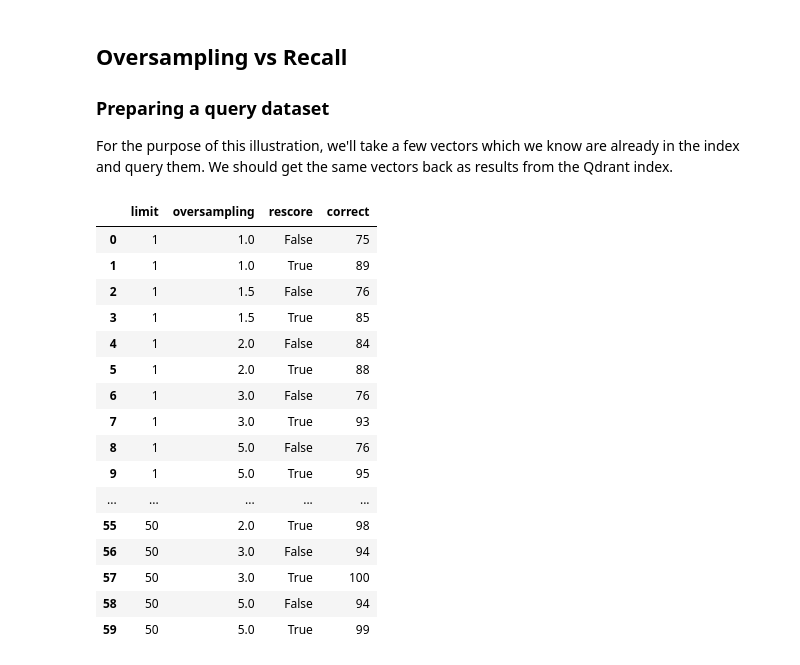
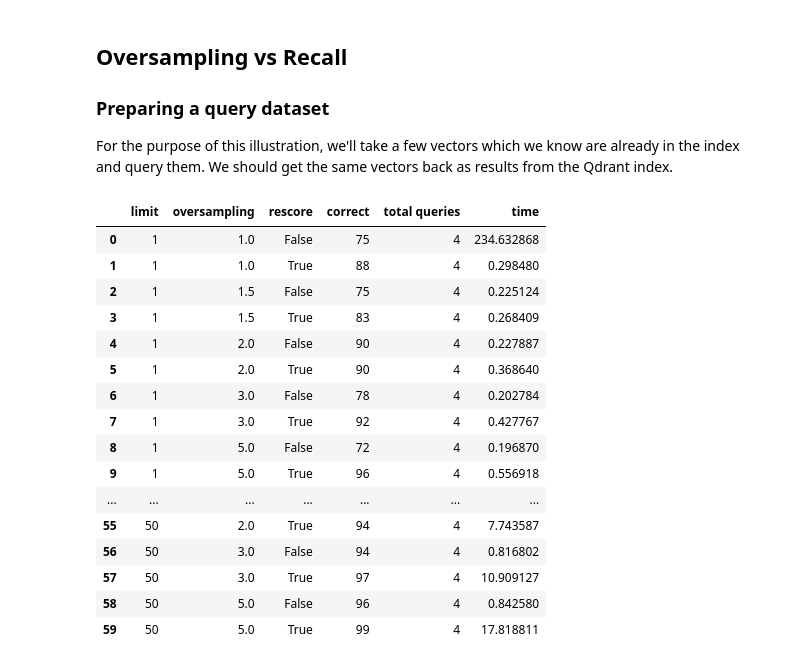
Before and after one commit to qdrant/fastembed, a Jupyter notebook: docs/experimental/Binary Quantization with Qdrant.ipynb, the cells around one changed output. Drawn from its saved outputs; the diff is of its cells as text; code cells hidden in the pictures.

```diff
--- a/docs/experimental/Binary Quantization with Qdrant.ipynb
+++ b/docs/experimental/Binary Quantization with Qdrant.ipynb
@@ -157,6 +137,7 @@ np.random.seed(37)
 def add_noise(vector, noise=0.05):
     return vector + noise * np.random.randn(*vector.shape)
 # %%
+import time
 def correct(results, text):
     result_texts = [x.payload["text"] for x in results]
     return text in result_texts
@@ -175,47 +156,51 @@ def count_correct(query_dataset, limit=1, oversampling=1, rescore=False):
                     rescore=rescore,
                     oversampling=oversampling,
                 )
             )
         )
         correct_results += correct(results, text)
     return correct_results
 
 
 limit_grid = [1, 3, 5, 10, 20, 50]
 # limit_grid = [1, 3, 5]
 oversampling_grid = [1.0, 1.5, 2.0, 3.0, 5.0]
 # oversampling_grid = [1.0, 1.5, 2.0]
 rescore_grid = [False, True]
 results = []
 for limit in limit_grid:
     for oversampling in oversampling_grid:
         for rescore in rescore_grid:
             # print(f"limit={limit}, oversampling={oversampling}, rescore={rescore}")
+            start = time.time()
             correct_results = count_correct(query_dataset, limit=limit, oversampling=oversampling, rescore=rescore)
+            end = time.time()
             results.append({
                 "limit": limit,
                 "oversampling": oversampling,
                 "rescore": rescore,
                 "correct": correct_results,
+                "total queries": len(query_dataset["text"]),
+                "time": end - start,
             })
 
 results_df = pd.DataFrame(results)
 results_df
 # %% [output]
-|  | limit | oversampling | rescore | correct |
-| 0 | 1 | 1.0 | False | 75 |
-| 1 | 1 | 1.0 | True | 89 |
-| 2 | 1 | 1.5 | False | 76 |
-| 3 | 1 | 1.5 | True | 85 |
-| 4 | 1 | 2.0 | False | 84 |
-| 5 | 1 | 2.0 | True | 88 |
-| 6 | 1 | 3.0 | False | 76 |
-| 7 | 1 | 3.0 | True | 93 |
-| 8 | 1 | 5.0 | False | 76 |
-| 9 | 1 | 5.0 | True | 95 |
-| ... | ... | ... | ... | ... |
-| 55 | 50 | 2.0 | True | 98 |
-| 56 | 50 | 3.0 | False | 94 |
-| 57 | 50 | 3.0 | True | 100 |
-| 58 | 50 | 5.0 | False | 94 |
-| 59 | 50 | 5.0 | True | 99 |
+|  | limit | oversampling | rescore | correct | total queries | time |
+| 0 | 1 | 1.0 | False | 75 | 4 | 234.632868 |
+| 1 | 1 | 1.0 | True | 88 | 4 | 0.298480 |
+| 2 | 1 | 1.5 | False | 75 | 4 | 0.225124 |
+| 3 | 1 | 1.5 | True | 83 | 4 | 0.268409 |
+| 4 | 1 | 2.0 | False | 90 | 4 | 0.227887 |
+| 5 | 1 | 2.0 | True | 90 | 4 | 0.368640 |
+| 6 | 1 | 3.0 | False | 78 | 4 | 0.202784 |
+| 7 | 1 | 3.0 | True | 92 | 4 | 0.427767 |
+| 8 | 1 | 5.0 | False | 72 | 4 | 0.196870 |
+| 9 | 1 | 5.0 | True | 96 | 4 | 0.556918 |
+| ... | ... | ... | ... | ... | ... | ... |
+| 55 | 50 | 2.0 | True | 94 | 4 | 7.743587 |
+| 56 | 50 | 3.0 | False | 94 | 4 | 0.816802 |
+| 57 | 50 | 3.0 | True | 97 | 4 | 10.909127 |
+| 58 | 50 | 5.0 | False | 96 | 4 | 0.842580 |
+| 59 | 50 | 5.0 | True | 99 | 4 | 17.818811 |
```
Also changed, not shown: parts of 8 cells of this notebook.
